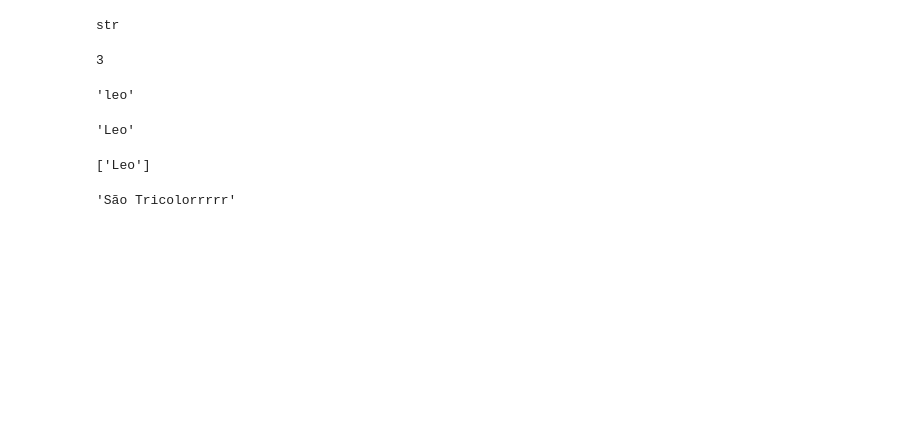
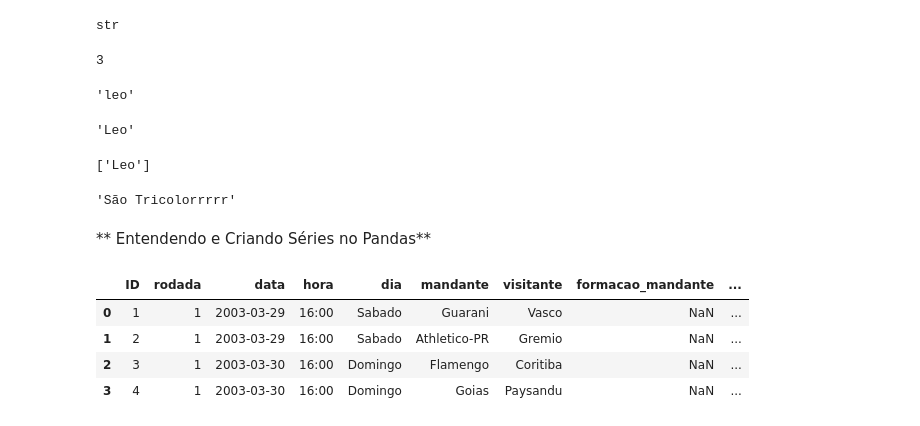
Before and after one commit to LeonardoHyppolito/Estudos, a Jupyter notebook: Analise_com_pandas_2.ipynb, the cells around one changed output. Drawn from its saved outputs; the diff is of its cells as text; code cells hidden in the pictures; blank space fills up the shorter version.

```diff
--- a/Analise_com_pandas_2.ipynb
+++ b/Analise_com_pandas_2.ipynb
@@ -322,3 +322,5 @@ time = "São Paulo"
 time.replace("Paulo", "Tricolorrrrr") # Passamos primeiro parâmetro a palavra a ser substituida e o segundo a palavara substituta.
 # %% [output]
 'São Tricolorrrrr'
+# %% [markdown]
+** Entendendo e Criando Séries no Pandas**
@@ -324,0 +331,8 @@ time.replace("Paulo", "Tricolorrrrr") # Passamos primeiro parâmetro a palavra a
+# %%
+df_fut.head(4)
+# %% [output]
+|  | ID | rodada | data | hora | dia | mandante | visitante | formacao_mandante | ... |
+| 0 | 1 | 1 | 2003-03-29 | 16:00 | Sabado | Guarani | Vasco | NaN | ... |
+| 1 | 2 | 1 | 2003-03-29 | 16:00 | Sabado | Athletico-PR | Gremio | NaN | ... |
+| 2 | 3 | 1 | 2003-03-30 | 16:00 | Domingo | Flamengo | Coritiba | NaN | ... |
+| 3 | 4 | 1 | 2003-03-30 | 16:00 | Domingo | Goias | Paysandu | NaN | ... |
```
Also changed, not shown: parts of 33 cells of this notebook.
